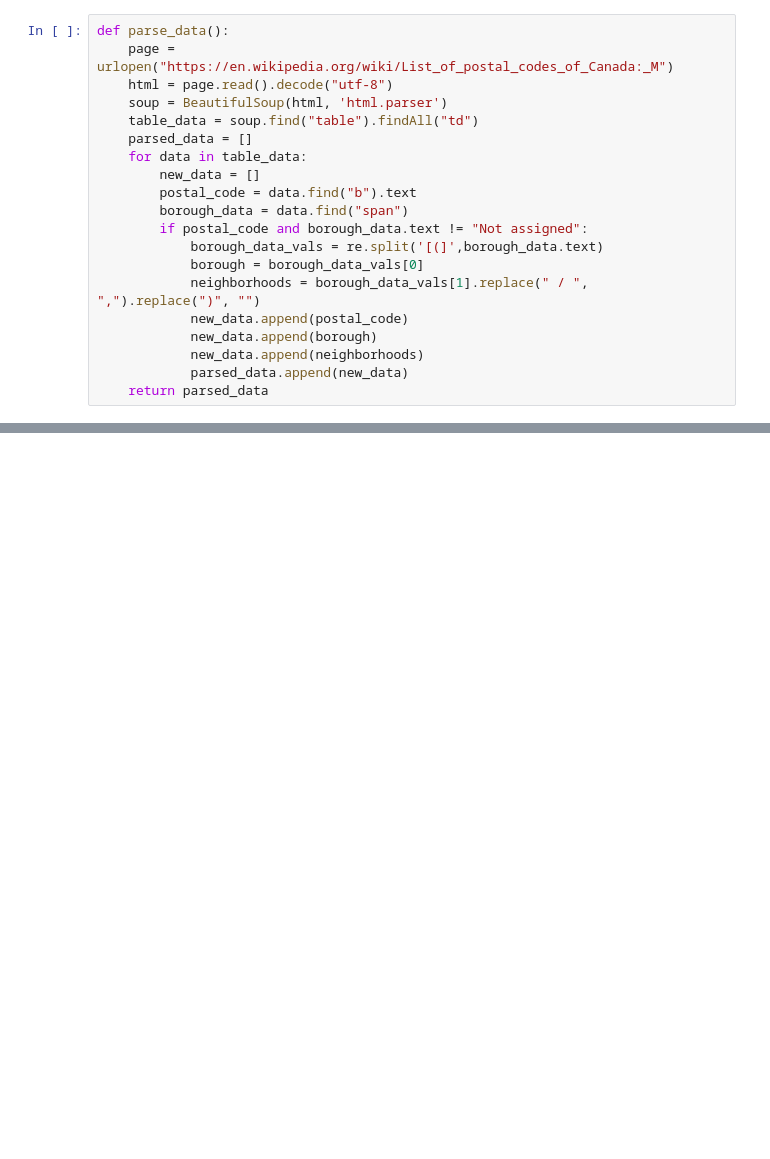
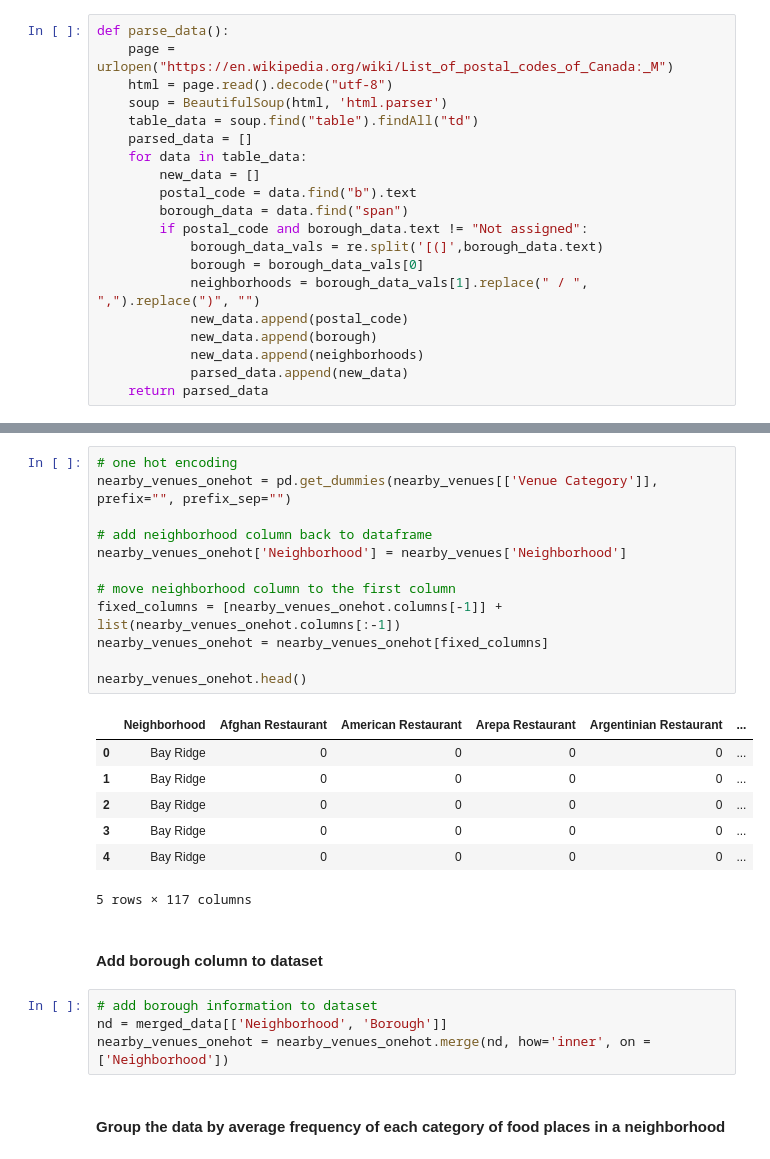
Before and after one commit to ajay-p-sharma/Coursera_Capstone_ML, a Jupyter notebook: ML_Final_assignment.ipynb, the cells around one changed output, grey strips where cells are left out. Cells and saved outputs as stored; diff of their text form; blank space fills up the shorter version.

```diff
--- a/ML_Final_assignment.ipynb
+++ b/ML_Final_assignment.ipynb
@@ -76,0 +343,28 @@ def parse_data():
+# %%
+# one hot encoding
+nearby_venues_onehot = pd.get_dummies(nearby_venues[['Venue Category']], prefix="", prefix_sep="")
+
+# add neighborhood column back to dataframe
+nearby_venues_onehot['Neighborhood'] = nearby_venues['Neighborhood']
+
+# move neighborhood column to the first column
+fixed_columns = [nearby_venues_onehot.columns[-1]] + list(nearby_venues_onehot.columns[:-1])
+nearby_venues_onehot = nearby_venues_onehot[fixed_columns]
+
+nearby_venues_onehot.head()
+# %% [output]
+|  | Neighborhood | Afghan Restaurant | American Restaurant | Arepa Restaurant | Argentinian Restaurant | ... |
+| 0 | Bay Ridge | 0 | 0 | 0 | 0 | ... |
+| 1 | Bay Ridge | 0 | 0 | 0 | 0 | ... |
+| 2 | Bay Ridge | 0 | 0 | 0 | 0 | ... |
+| 3 | Bay Ridge | 0 | 0 | 0 | 0 | ... |
+| 4 | Bay Ridge | 0 | 0 | 0 | 0 | ... |
+5 rows × 117 columns
+# %% [markdown]
+#### Add borough column to dataset
+# %%
+# add borough information to dataset
+nd = merged_data[['Neighborhood', 'Borough']]
+nearby_venues_onehot = nearby_venues_onehot.merge(nd, how='inner', on = ['Neighborhood'])
+# %% [markdown]
+#### Group the data by average frequency of each category of food places in a neighborhood
```
Also changed, not shown: parts of 66 cells of this notebook.
